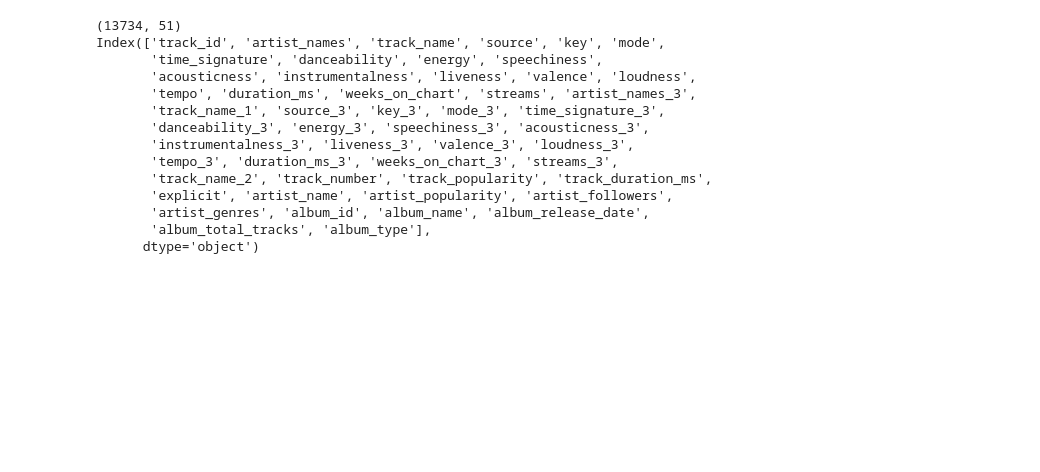
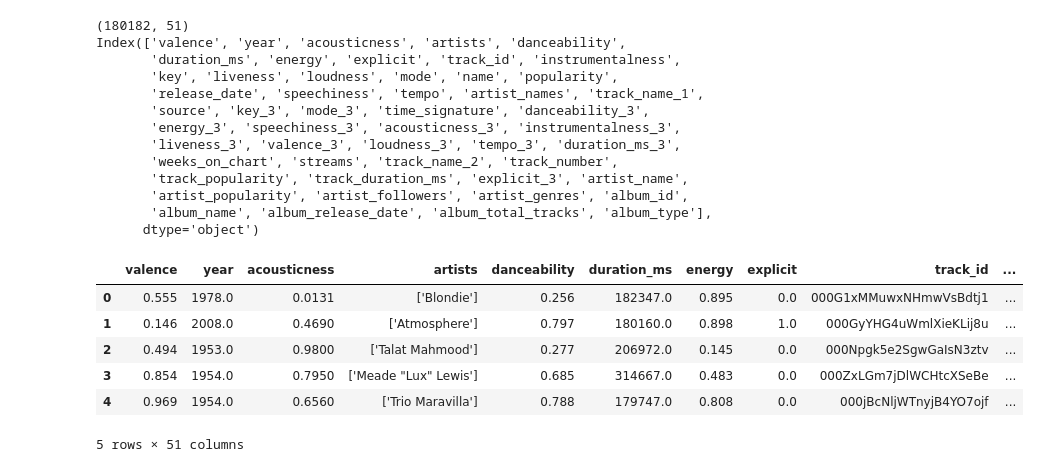
Before and after one commit to renlovette/cpsc368_group-7, a Jupyter notebook: data/spotify_clean.ipynb, the cells around one changed output. Saved outputs shown, nothing was run; the diff lists cells and outputs as text; code cells hidden in the pictures; blank space fills up the shorter version.

```diff
--- a/data/spotify_clean.ipynb
+++ b/data/spotify_clean.ipynb
@@ -68,22 +202,31 @@ print(shared_between_2_3, "tracks overlapping in dataset 2 and 3")
 # merging
 
 spotify_1_2 = spotify_1.merge(spotify_2, on="track_id", how="outer", suffixes=("_1", "_2"))
-spotify_1_2_3 = spotify_1.merge(spotify_1_2, on="track_id", how="outer", suffixes=("", "_3"))
+spotify_1_2_3 = spotify_3.merge(spotify_1_2, on="track_id", how="outer", suffixes=("", "_3"))
 
 print(spotify_1_2_3.shape)
 print(spotify_1_2_3.columns)
 # %% [output]
-(13734, 51)
-Index(['track_id', 'artist_names', 'track_name', 'source', 'key', 'mode',
-       'time_signature', 'danceability', 'energy', 'speechiness',
-       'acousticness', 'instrumentalness', 'liveness', 'valence', 'loudness',
-       'tempo', 'duration_ms', 'weeks_on_chart', 'streams', 'artist_names_3',
-       'track_name_1', 'source_3', 'key_3', 'mode_3', 'time_signature_3',
-       'danceability_3', 'energy_3', 'speechiness_3', 'acousticness_3',
-       'instrumentalness_3', 'liveness_3', 'valence_3', 'loudness_3',
-       'tempo_3', 'duration_ms_3', 'weeks_on_chart_3', 'streams_3',
-       'track_name_2', 'track_number', 'track_popularity', 'track_duration_ms',
-       'explicit', 'artist_name', 'artist_popularity', 'artist_followers',
-       'artist_genres', 'album_id', 'album_name', 'album_release_date',
-       'album_total_tracks', 'album_type'],
+(180182, 51)
+Index(['valence', 'year', 'acousticness', 'artists', 'danceability',
+       'duration_ms', 'energy', 'explicit', 'track_id', 'instrumentalness',
+       'key', 'liveness', 'loudness', 'mode', 'name', 'popularity',
+       'release_date', 'speechiness', 'tempo', 'artist_names', 'track_name_1',
+       'source', 'key_3', 'mode_3', 'time_signature', 'danceability_3',
+       'energy_3', 'speechiness_3', 'acousticness_3', 'instrumentalness_3',
+       'liveness_3', 'valence_3', 'loudness_3', 'tempo_3', 'duration_ms_3',
+       'weeks_on_chart', 'streams', 'track_name_2', 'track_number',
+       'track_popularity', 'track_duration_ms', 'explicit_3', 'artist_name',
+       'artist_popularity', 'artist_followers', 'artist_genres', 'album_id',
+       'album_name', 'album_release_date', 'album_total_tracks', 'album_type'],
       dtype='object')
+# %%
+spotify_1_2_3.head()
+# %% [output]
+|  | valence | year | acousticness | artists | danceability | duration_ms | energy | explicit | track_id | ... |
+| 0 | 0.555 | 1978.0 | 0.0131 | ['Blondie'] | 0.256 | 182347.0 | 0.895 | 0.0 | 000G1xMMuwxNHmwVsBdtj1 | ... |
+| 1 | 0.146 | 2008.0 | 0.4690 | ['Atmosphere'] | 0.797 | 180160.0 | 0.898 | 1.0 | 000GyYHG4uWmlXieKLij8u | ... |
+| 2 | 0.494 | 1953.0 | 0.9800 | ['Talat Mahmood'] | 0.277 | 206972.0 | 0.145 | 0.0 | 000Npgk5e2SgwGaIsN3ztv | ... |
+| 3 | 0.854 | 1954.0 | 0.7950 | ['Meade "Lux" Lewis'] | 0.685 | 314667.0 | 0.483 | 0.0 | 000ZxLGm7jDlWCHtcXSeBe | ... |
+| 4 | 0.969 | 1954.0 | 0.6560 | ['Trio Maravilla'] | 0.788 | 179747.0 | 0.808 | 0.0 | 000jBcNljWTnyjB4YO7ojf | ... |
+5 rows × 51 columns
```
Also changed, not shown: parts of 17 cells of this notebook.
